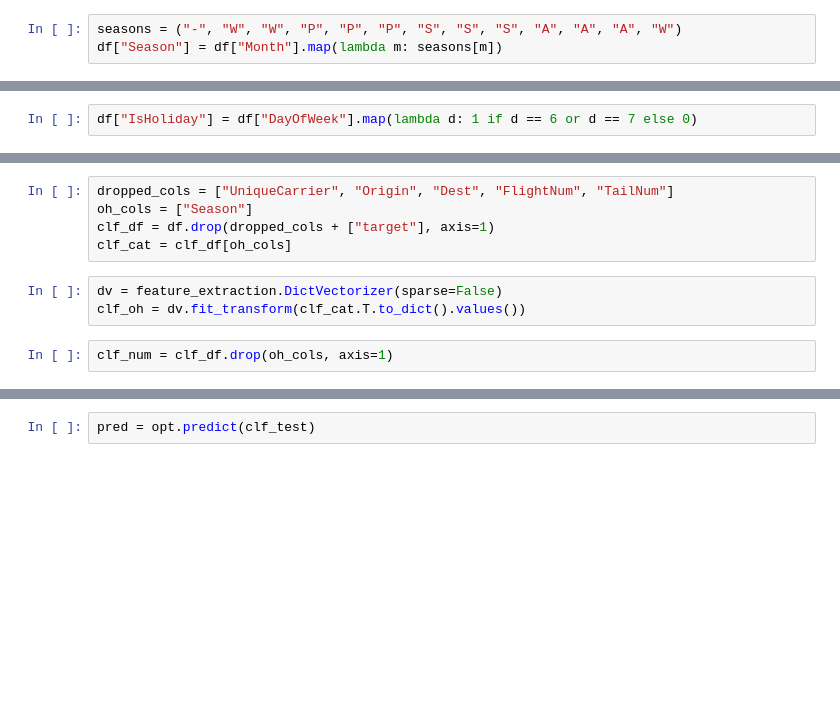
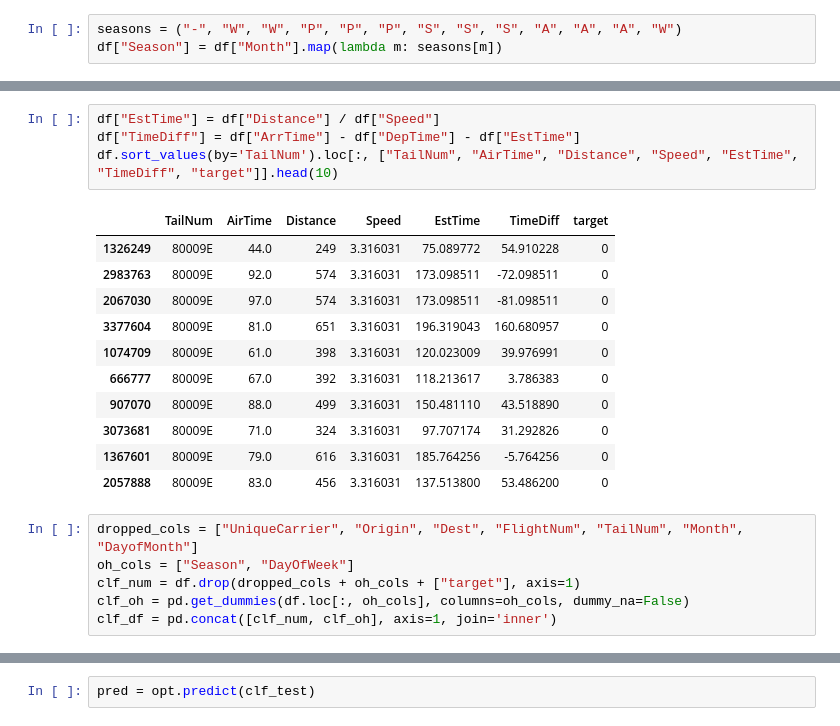
Before and after one commit to gt22/banana-ml, a Jupyter notebook: bfd/bfd-kaggle.ipynb, the cells around one changed output, grey strips where cells are left out. Drawn from its saved outputs; the diff is of its cells as text; blank space fills up the shorter version.

```diff
--- a/bfd/bfd-kaggle.ipynb
+++ b/bfd/bfd-kaggle.ipynb
@@ -53,5 +53,3 @@ df.head()
 | 2 | 1 | 1 | 2 | 859.0 | 1112.0 | MQ | 4645 | N700LE | 103.0 | BDL | ... |
 | 3 | 1 | 1 | 2 | 1835.0 | 2159.0 | MQ | 4838 | N704PG | 130.0 | XNA | ... |
 | 4 | 1 | 1 | 2 | 1305.0 | 1924.0 | US | 185 | N655AW | 229.0 | PHX | ... |
-# %%
-df["IsHoliday"] = df["DayOfWeek"].map(lambda d: 1 if d == 6 or d == 7 else 0)
@@ -58,10 +72,22 @@ df["IsHoliday"] = df["DayOfWeek"].map(lambda d: 1 if d == 6 or d == 7 else 0)
+# %%
+df["EstTime"] = df["Distance"] / df["Speed"]
+df["TimeDiff"] = df["ArrTime"] - df["DepTime"] - df["EstTime"]
+df.sort_values(by='TailNum').loc[:, ["TailNum", "AirTime", "Distance", "Speed", "EstTime", "TimeDiff", "target"]].head(10)
+# %% [output]
+|  | TailNum | AirTime | Distance | Speed | EstTime | TimeDiff | target |
+| 1326249 | 80009E | 44.0 | 249 | 3.316031 | 75.089772 | 54.910228 | 0 |
+| 2983763 | 80009E | 92.0 | 574 | 3.316031 | 173.098511 | -72.098511 | 0 |
+| 2067030 | 80009E | 97.0 | 574 | 3.316031 | 173.098511 | -81.098511 | 0 |
+| 3377604 | 80009E | 81.0 | 651 | 3.316031 | 196.319043 | 160.680957 | 0 |
+| 1074709 | 80009E | 61.0 | 398 | 3.316031 | 120.023009 | 39.976991 | 0 |
+| 666777 | 80009E | 67.0 | 392 | 3.316031 | 118.213617 | 3.786383 | 0 |
+| 907070 | 80009E | 88.0 | 499 | 3.316031 | 150.481110 | 43.518890 | 0 |
+| 3073681 | 80009E | 71.0 | 324 | 3.316031 | 97.707174 | 31.292826 | 0 |
+| 1367601 | 80009E | 79.0 | 616 | 3.316031 | 185.764256 | -5.764256 | 0 |
+| 2057888 | 80009E | 83.0 | 456 | 3.316031 | 137.513800 | 53.486200 | 0 |
 # %%
-dropped_cols = ["UniqueCarrier", "Origin", "Dest", "FlightNum", "TailNum"]
-oh_cols = ["Season"]
-clf_df = df.drop(dropped_cols + ["target"], axis=1)
-clf_cat = clf_df[oh_cols]
+dropped_cols = ["UniqueCarrier", "Origin", "Dest", "FlightNum", "TailNum", "Month", "DayofMonth"]
+oh_cols = ["Season", "DayOfWeek"]
+clf_num = df.drop(dropped_cols + oh_cols + ["target"], axis=1)
+clf_oh = pd.get_dummies(df.loc[:, oh_cols], columns=oh_cols, dummy_na=False)
+clf_df = pd.concat([clf_num, clf_oh], axis=1, join='inner')
-# %%
-dv = feature_extraction.DictVectorizer(sparse=False)
-clf_oh = dv.fit_transform(clf_cat.T.to_dict().values())
-# %%
-clf_num = clf_df.drop(oh_cols, axis=1)
```
Also changed, not shown: parts of 14 cells of this notebook, 2 other files.
